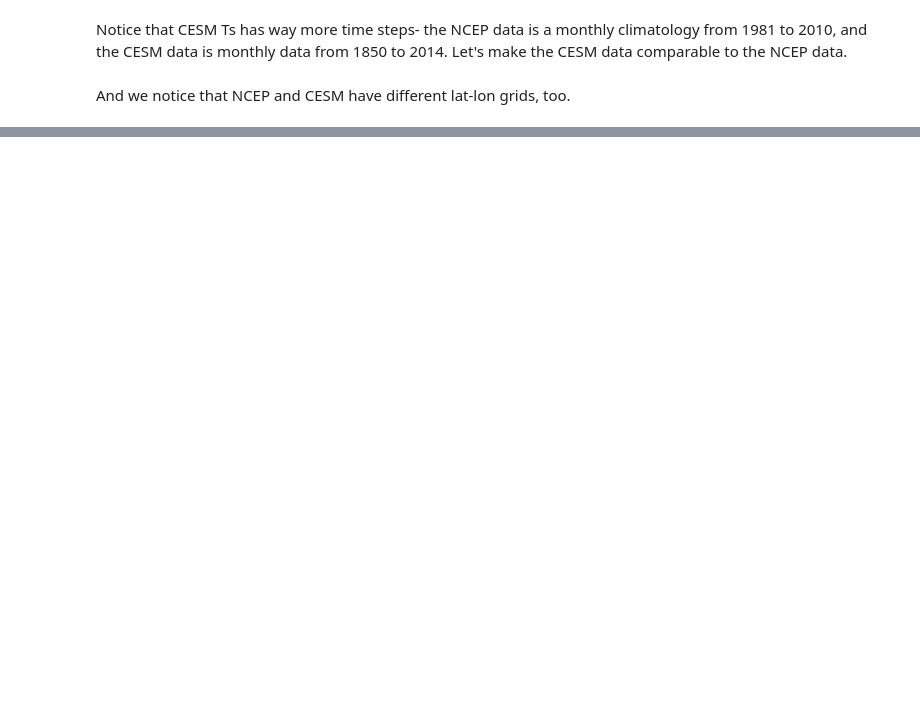
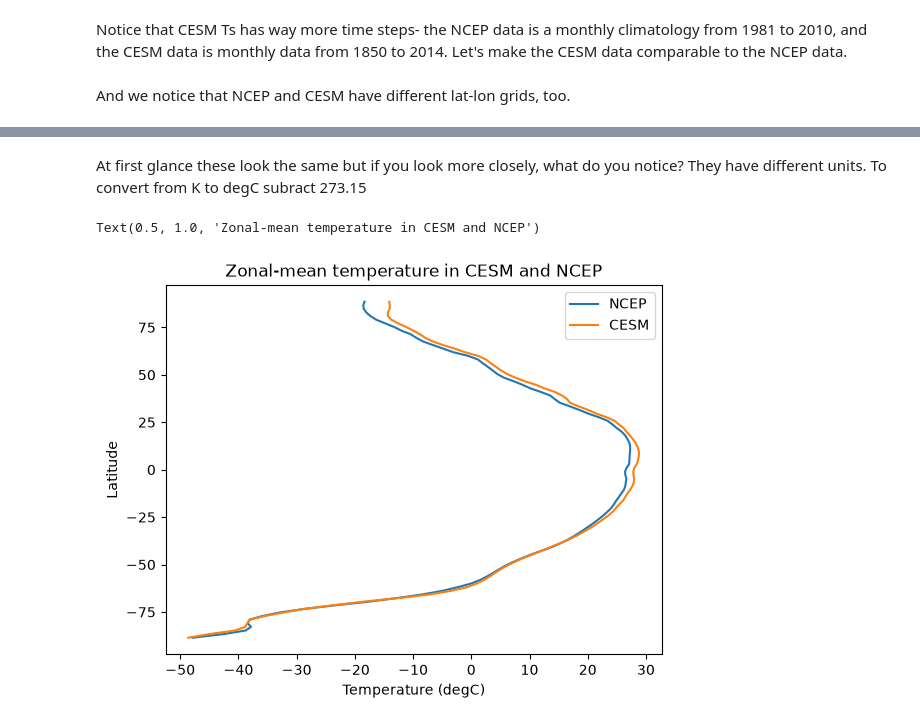
Before and after one commit to margaretduffy/climlab_6030, a Jupyter notebook: courseware_6030/unit_0/climate-data-primer.ipynb, the cells around one changed output, grey strips where cells are left out. Cells and saved outputs as stored; diff of their text form; code cells hidden in the pictures; blank space fills up the shorter version.

```diff
--- a/courseware_6030/unit_0/climate-data-primer.ipynb
+++ b/courseware_6030/unit_0/climate-data-primer.ipynb
@@ -151,0 +120,13 @@ array([[[245.66797, 245.66795, 245.66794, ..., 245.66794, 245.66801,
+# %% [markdown]
+At first glance these look the same but if you look more closely, what do you notice? They have different units. To convert from K to degC subract 273.15
+# %%
+plt.figure()
+plt.plot(ncep_Ts['skt'].mean('lon').mean('time'), ncep_Ts['lat'], label = 'NCEP')
+plt.plot(cesm_Ts.mean('lon').mean('month') - 273.15, ncep_Ts['lat'], label = 'CESM')
+plt.xlabel('Temperature (' + ncep_Ts['skt'].units + ')')
+plt.ylabel('Latitude')
+plt.legend()
+plt.title('Zonal-mean temperature in CESM and NCEP')
+# %% [output]
+Text(0.5, 1.0, 'Zonal-mean temperature in CESM and NCEP')
+[figure, added]
```
Also changed, not shown: parts of 6 cells of this notebook, 2 other files.
